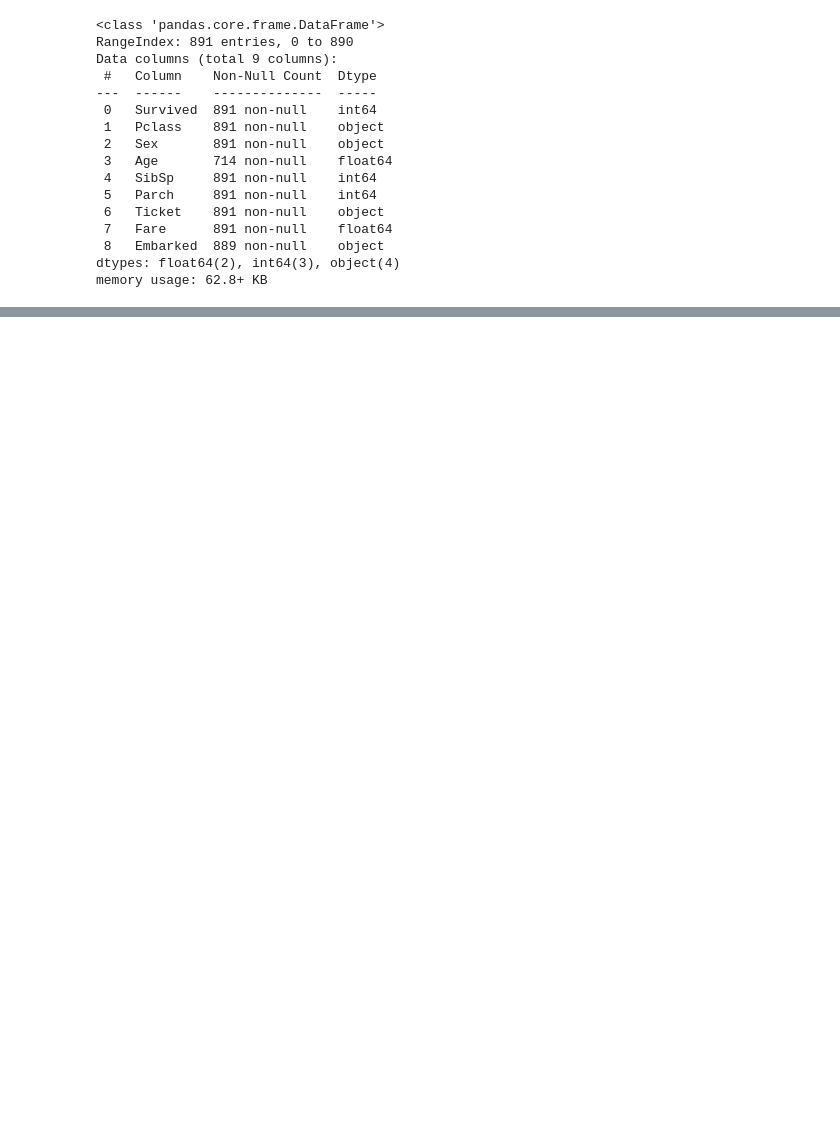
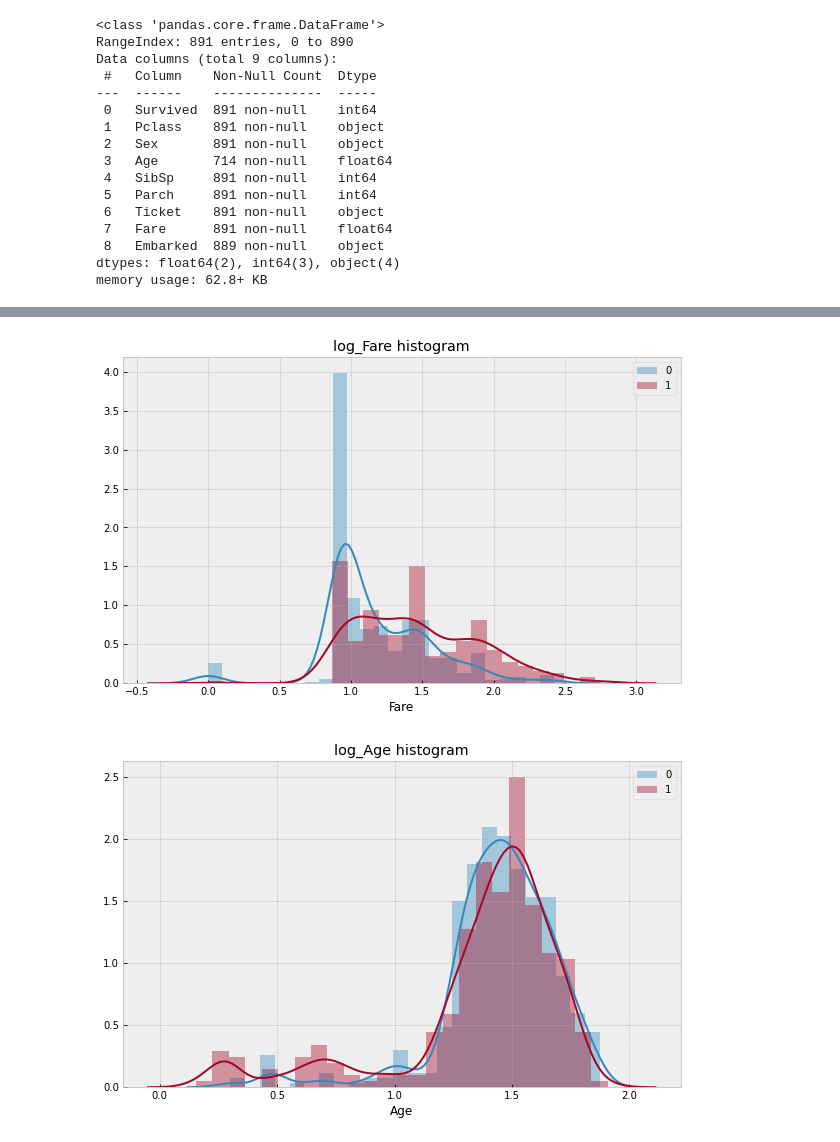
Before and after one commit to IndyD/data-science-tools, a Jupyter notebook: autoEDA/example_notebook.ipynb, the cells around one changed output, grey strips where cells are left out. Cells and saved outputs as stored; diff of their text form; code cells hidden in the pictures; blank space fills up the shorter version.

```diff
--- a/autoEDA/example_notebook.ipynb
+++ b/autoEDA/example_notebook.ipynb
@@ -58,0 +41,7 @@ eda.plot_pca()
+# %%
+### Plotting all numeric colunms
+# Here we are manually inputting columns to plot and indicating that all numeric colmns should be log transformed
+eda.plot_numeric(cols=['Fare', 'Age'], log_transform=True)
+# %% [output]
+[figure, added]
+[figure, added]
```
Also changed, not shown: parts of 16 cells of this notebook, 2 other files.
